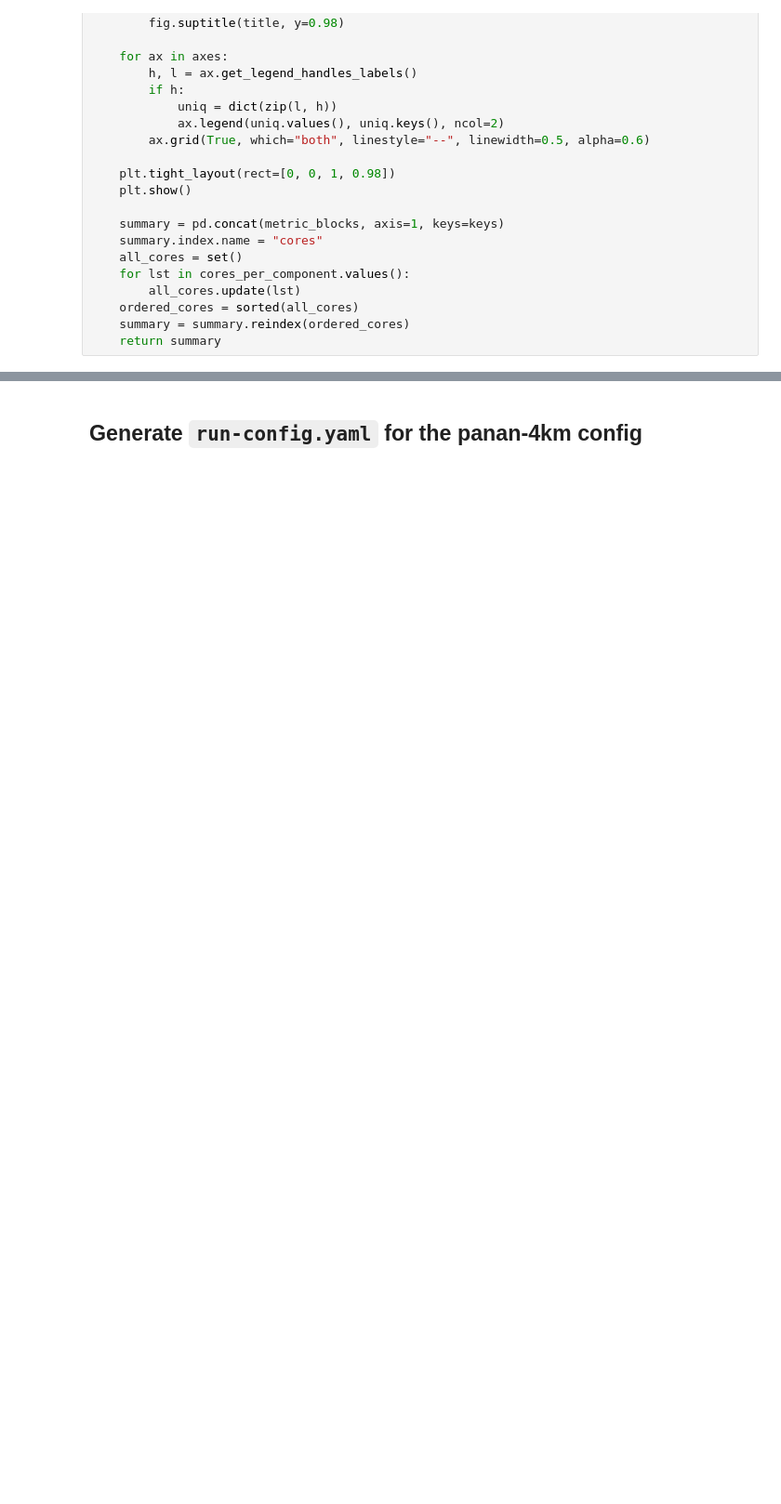
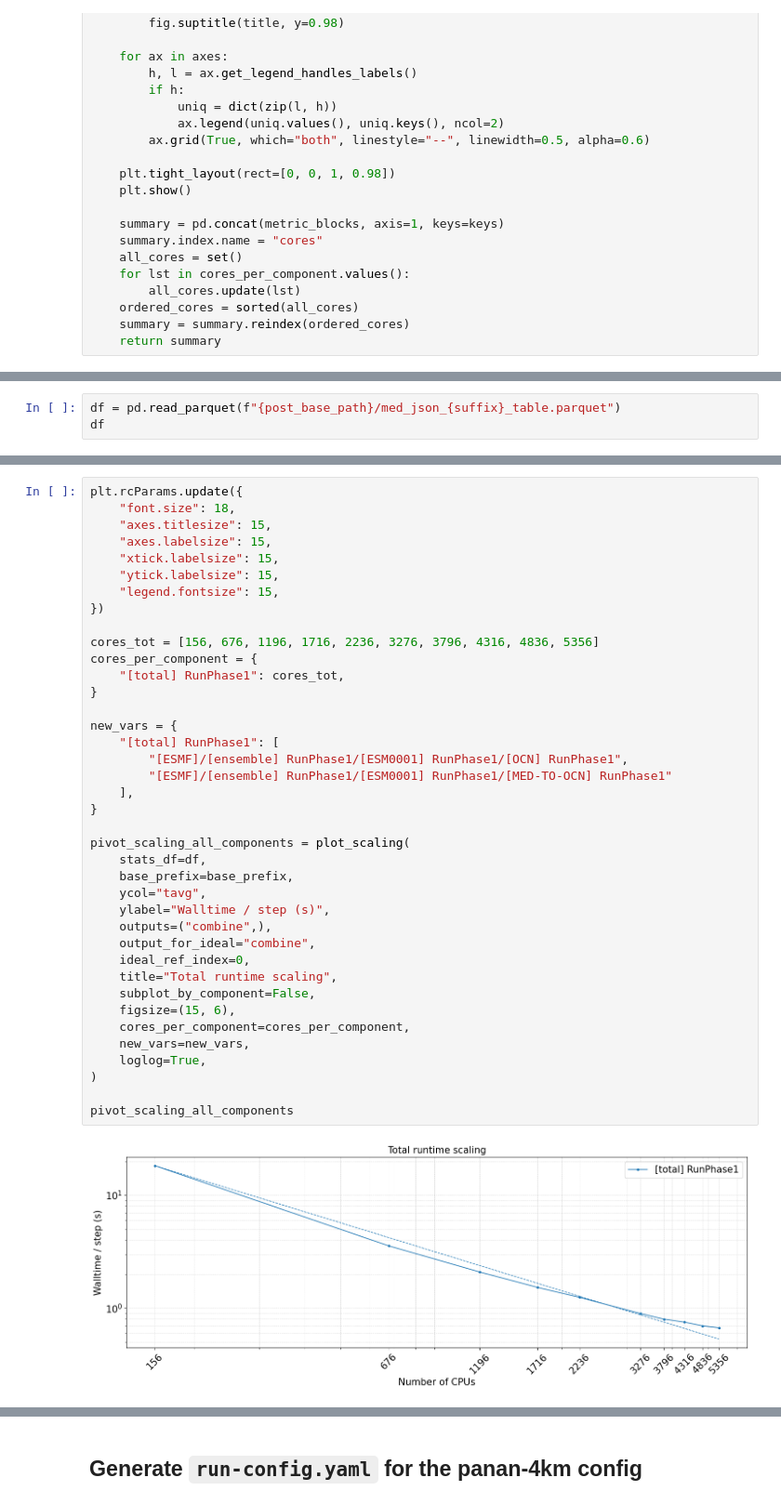
Before and after one commit to ACCESS-NRI/access-models-scaling, a Jupyter notebook: accessom3_panan_4km.ipynb, the cells around one changed output, grey strips where cells are left out. Shown at 93% size. Cells and saved outputs as stored; diff of their text form; blank space fills up the shorter version.

Commit message:
Add total scaling, speedup and efficiency for the panan 4km config (#12)

```diff
--- a/accessom3_panan_4km.ipynb
+++ b/accessom3_panan_4km.ipynb
@@ -939,0 +992,3 @@ def plot_efficiency(stats_df: pd.DataFrame,
+# %%
+df = pd.read_parquet(f"{post_base_path}/med_json_{suffix}_table.parquet")
+df
@@ -939,0 +1014,41 @@ def plot_efficiency(stats_df: pd.DataFrame,
+# %%
+plt.rcParams.update({
+    "font.size": 18,
+    "axes.titlesize": 15,
+    "axes.labelsize": 15,
+    "xtick.labelsize": 15,
+    "ytick.labelsize": 15,
+    "legend.fontsize": 15,
+})
+
+cores_tot = [156, 676, 1196, 1716, 2236, 3276, 3796, 4316, 4836, 5356]
+cores_per_component = {
+    "[total] RunPhase1": cores_tot,
+}
+
+new_vars = {
+    "[total] RunPhase1": [
+        "[ESMF]/[ensemble] RunPhase1/[ESM0001] RunPhase1/[OCN] RunPhase1",
+        "[ESMF]/[ensemble] RunPhase1/[ESM0001] RunPhase1/[MED-TO-OCN] RunPhase1"
+    ],
+}
+
+pivot_scaling_all_components = plot_scaling(
+    stats_df=df,
+    base_prefix=base_prefix,
+    ycol="tavg",
+    ylabel="Walltime / step (s)",
+    outputs=("combine",),
+    output_for_ideal="combine",
+    ideal_ref_index=0,
+    title="Total runtime scaling",
+    subplot_by_component=False,
+    figsize=(15, 6),
+    cores_per_component=cores_per_component,
+    new_vars=new_vars,
+    loglog=True,
+)
+
+pivot_scaling_all_components
+# %% [output]
+[figure, added]
```
Also changed, not shown: parts of 7 cells of this notebook.
